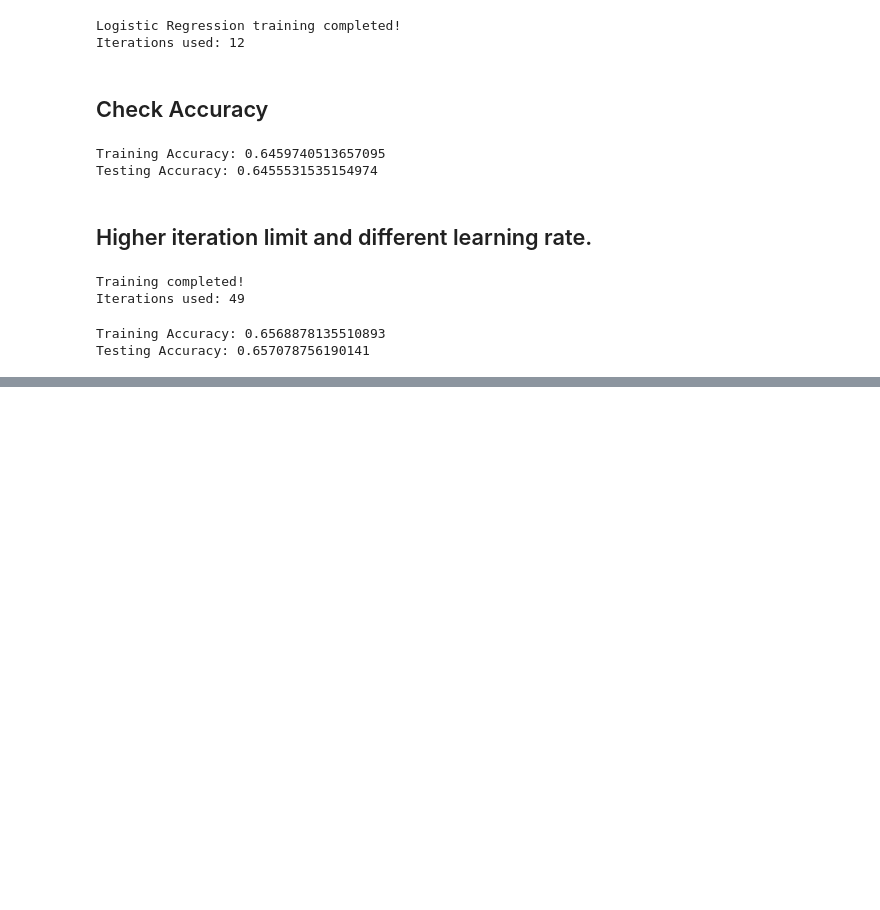
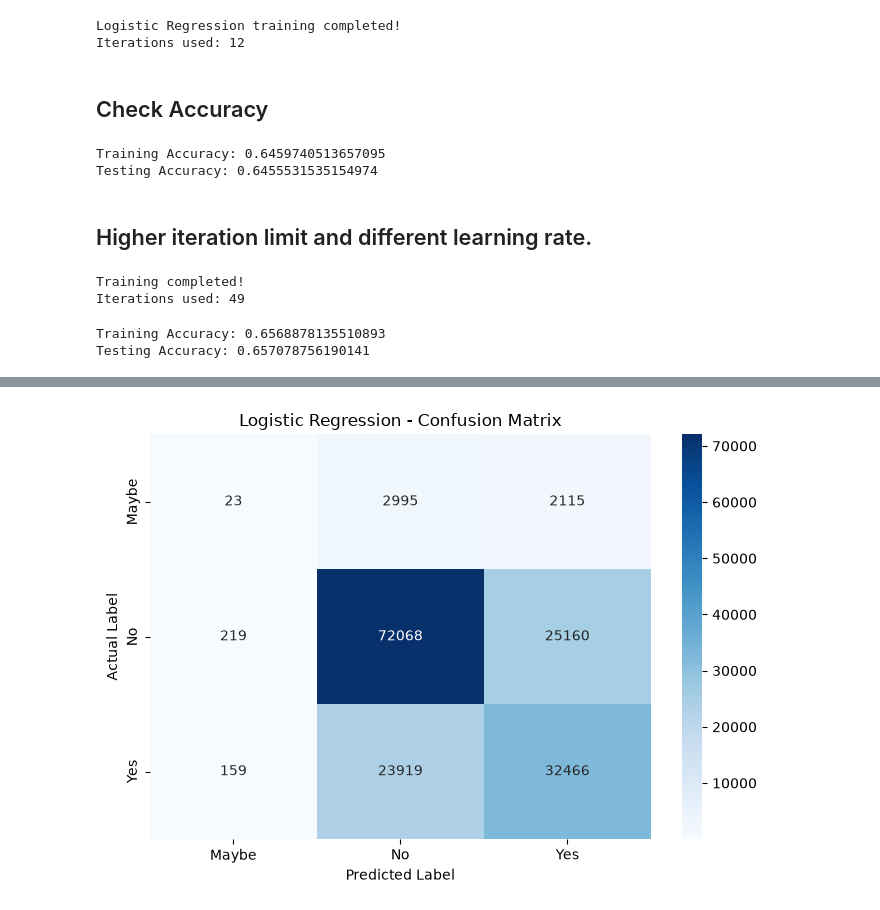
Before and after one commit to IreneStephen-DS/Indian_Tourism_ML, a Jupyter notebook: ProjectFiles/project.ipynb, the cells around one changed output, grey strips where cells are left out. Drawn from its saved outputs; the diff is of its cells as text; code cells hidden in the pictures; blank space fills up the shorter version.

Commit message:
updated logistic regression

```diff
--- a/ProjectFiles/project.ipynb
+++ b/ProjectFiles/project.ipynb
@@ -1675,3 +1675,83 @@ print("Testing Accuracy:",
 # %% [output]
 Training Accuracy: 0.6568878135510893
 Testing Accuracy: 0.657078756190141
+# %%
+
+import matplotlib.pyplot as plt
+import seaborn as sns
+import pandas as pd
+from sklearn.metrics import (
+    accuracy_score,
+    confusion_matrix,
+    classification_report
+)
+
+# Predict on testing data
+y_pred_logistic = logistic_model_v2.predict(X_test)
+
+# Calculate accuracy
+logistic_accuracy = accuracy_score(y_test, y_pred_logistic)
+
+print("Logistic Regression Accuracy:", logistic_accuracy)
+
+# Classification Report
+print("\nClassification Report:")
+print(classification_report(
+    y_test,
+    y_pred_logistic,
+    zero_division=0
+))
+
+# 1. Confusion Matrix
+cm = confusion_matrix(
+    y_test,
+    y_pred_logistic,
+    labels=logistic_model_v2.classes_
+)
+
+plt.figure(figsize=(7, 5))
+sns.heatmap(
+    cm,
+    annot=True,
+    fmt='d',
+    cmap='Blues',
+    xticklabels=logistic_model_v2.classes_,
+    yticklabels=logistic_model_v2.classes_
+)
+
+plt.title('Logistic Regression - Confusion Matrix')
+plt.xlabel('Predicted Label')
+plt.ylabel('Actual Label')
+plt.tight_layout()
+plt.show()
+
+
+# 2. Classification Performance
+report = classification_report(
+    y_test,
+    y_pred_logistic,
+    output_dict=True,
+    zero_division=0
+)
+
+report_df = pd.DataFrame(report).T
+
+class_metrics = report_df.loc[
+    [str(c) for c in logistic_model_v2.classes_],
+    ['precision', 'recall', 'f1-score']
+]
+
+class_metrics.plot(
+    kind='bar',
+    figsize=(9, 5),
+    width=0.8
+)
+
+plt.title('Logistic Regression - Classification Performance')
+plt.xlabel('Target Classes')
+plt.ylabel('Score')
+plt.ylim(0, 1.1)
+plt.xticks(rotation=0)
+plt.tight_layout()
+plt.show()
+# %% [output]
@@ -1677,0 +1770 @@ Testing Accuracy: 0.657078756190141
+[figure, added]
```
Also changed, not shown: parts of 1 cell of this notebook.
